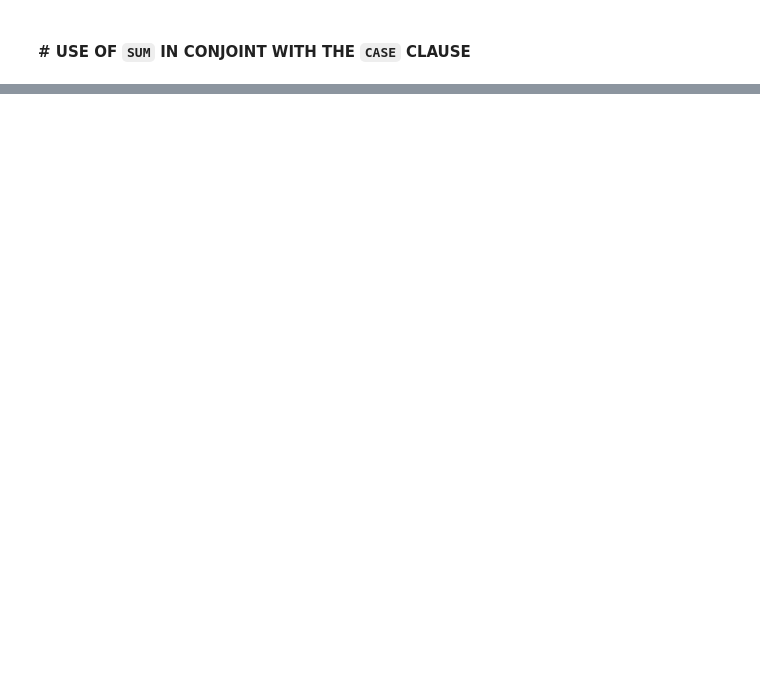
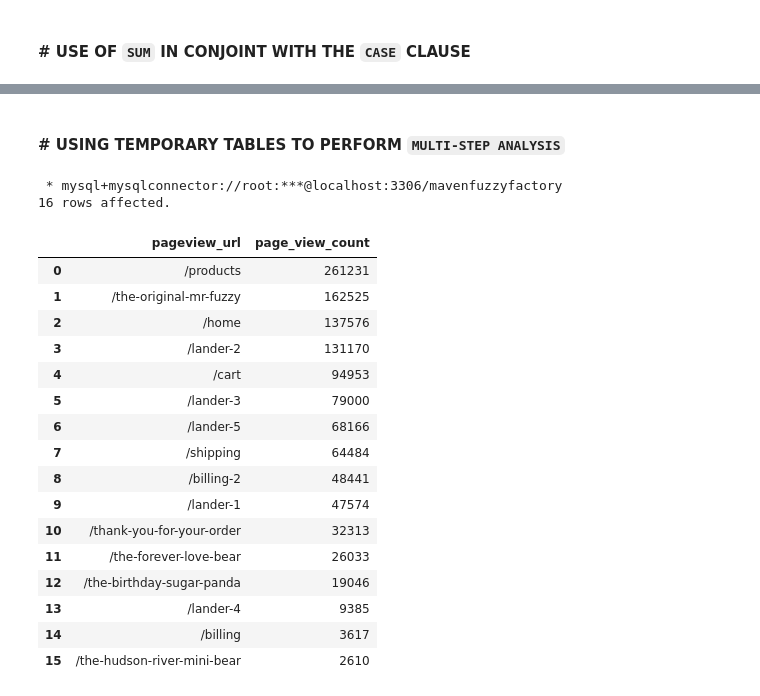
Before and after one commit to naivomah3/sql-data-profiling, a Jupyter notebook: MavenFuzzyFactory - Data Profiling.ipynb, the cells around one changed output, grey strips where cells are left out. Saved outputs shown, nothing was run; the diff lists cells and outputs as text; code cells hidden in the pictures; blank space fills up the shorter version.

```diff
--- a/MavenFuzzyFactory - Data Profiling.ipynb
+++ b/MavenFuzzyFactory - Data Profiling.ipynb
@@ -279,0 +365,30 @@ GROUP BY
+# %% [markdown]
+#### **# USING TEMPORARY TABLES TO PERFORM `MULTI-STEP ANALYSIS`**
+# %%
+%%sql   # Top content
+SELECT
+    pageview_url,
+    COUNT(DISTINCT website_pageview_id) AS page_view_count
+FROM website_pageviews
+GROUP BY pageview_url
+ORDER BY page_view_count DESC
+# %% [output]
+ * mysql+mysqlconnector://root:***@localhost:3306/mavenfuzzyfactory
+16 rows affected.
+|  | pageview_url | page_view_count |
+| 0 | /products | 261231 |
+| 1 | /the-original-mr-fuzzy | 162525 |
+| 2 | /home | 137576 |
+| 3 | /lander-2 | 131170 |
+| 4 | /cart | 94953 |
+| 5 | /lander-3 | 79000 |
+| 6 | /lander-5 | 68166 |
+| 7 | /shipping | 64484 |
+| 8 | /billing-2 | 48441 |
+| 9 | /lander-1 | 47574 |
+| 10 | /thank-you-for-your-order | 32313 |
+| 11 | /the-forever-love-bear | 26033 |
+| 12 | /the-birthday-sugar-panda | 19046 |
+| 13 | /lander-4 | 9385 |
+| 14 | /billing | 3617 |
+| 15 | /the-hudson-river-mini-bear | 2610 |
```
Also changed, not shown: parts of 23 cells of this notebook, 2 other files.
